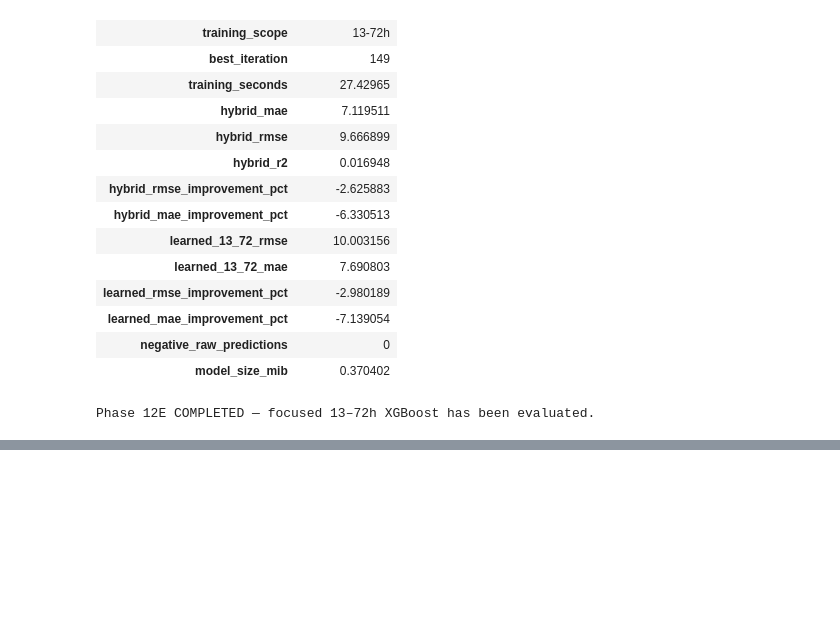
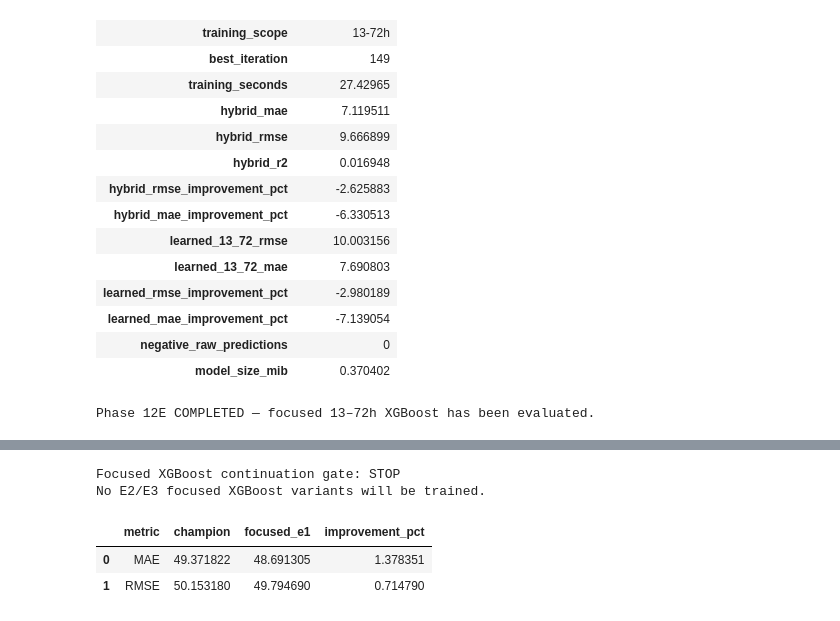
Before and after one commit to riyanj220/pearls-aqi-predictor, a Jupyter notebook: notebooks/12_model_challenger_benchmark.ipynb, the cells around one changed output, grey strips where cells are left out. Saved outputs shown, nothing was run; the diff lists cells and outputs as text; code cells hidden in the pictures; blank space fills up the shorter version.

```diff
--- a/notebooks/12_model_challenger_benchmark.ipynb
+++ b/notebooks/12_model_challenger_benchmark.ipynb
@@ -5076,0 +5235,12 @@ Phase 12E COMPLETED — focused 13–72h XGBoost has been evaluated.
+# %%
+print(
+    "Focused XGBoost continuation gate: STOP"
+)
+
+print(
+    "No E2/E3 focused XGBoost variants "
+    "will be trained."
+)
+# %% [output]
+Focused XGBoost continuation gate: STOP
+No E2/E3 focused XGBoost variants will be trained.
@@ -5076,0 +5291,46 @@ Phase 12E COMPLETED — focused 13–72h XGBoost has been evaluated.
+# %%
+severe_signal_df = pd.DataFrame(
+    [
+        {
+            "metric": "MAE",
+            "champion": (
+                champion_severe_metrics[
+                    "mae"
+                ]
+            ),
+            "focused_e1": (
+                focused_e1_severe_metrics[
+                    "mae"
+                ]
+            ),
+            "improvement_pct": (
+                focused_e1_severe_mae_improvement
+            ),
+        },
+        {
+            "metric": "RMSE",
+            "champion": (
+                champion_severe_metrics[
+                    "rmse"
+                ]
+            ),
+            "focused_e1": (
+                focused_e1_severe_metrics[
+                    "rmse"
+                ]
+            ),
+            "improvement_pct": (
+                focused_e1_severe_rmse_improvement
+            ),
+        },
+    ]
+)
+
+
+display(
+    severe_signal_df
+)
+# %% [output]
+|  | metric | champion | focused_e1 | improvement_pct |
+| 0 | MAE | 49.371822 | 48.691305 | 1.378351 |
+| 1 | RMSE | 50.153180 | 49.794690 | 0.714790 |
```
Also changed, not shown: parts of 11 cells of this notebook.
